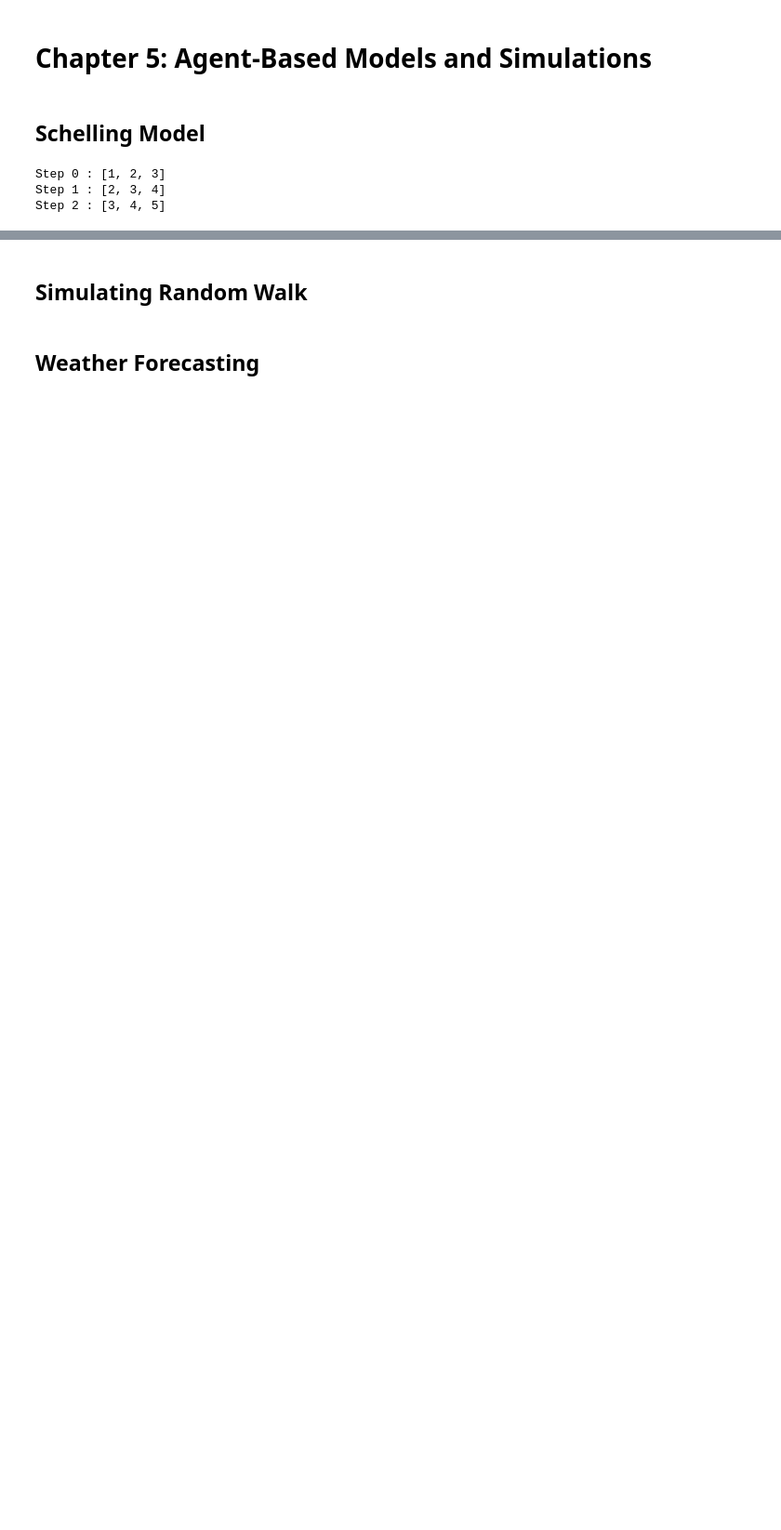
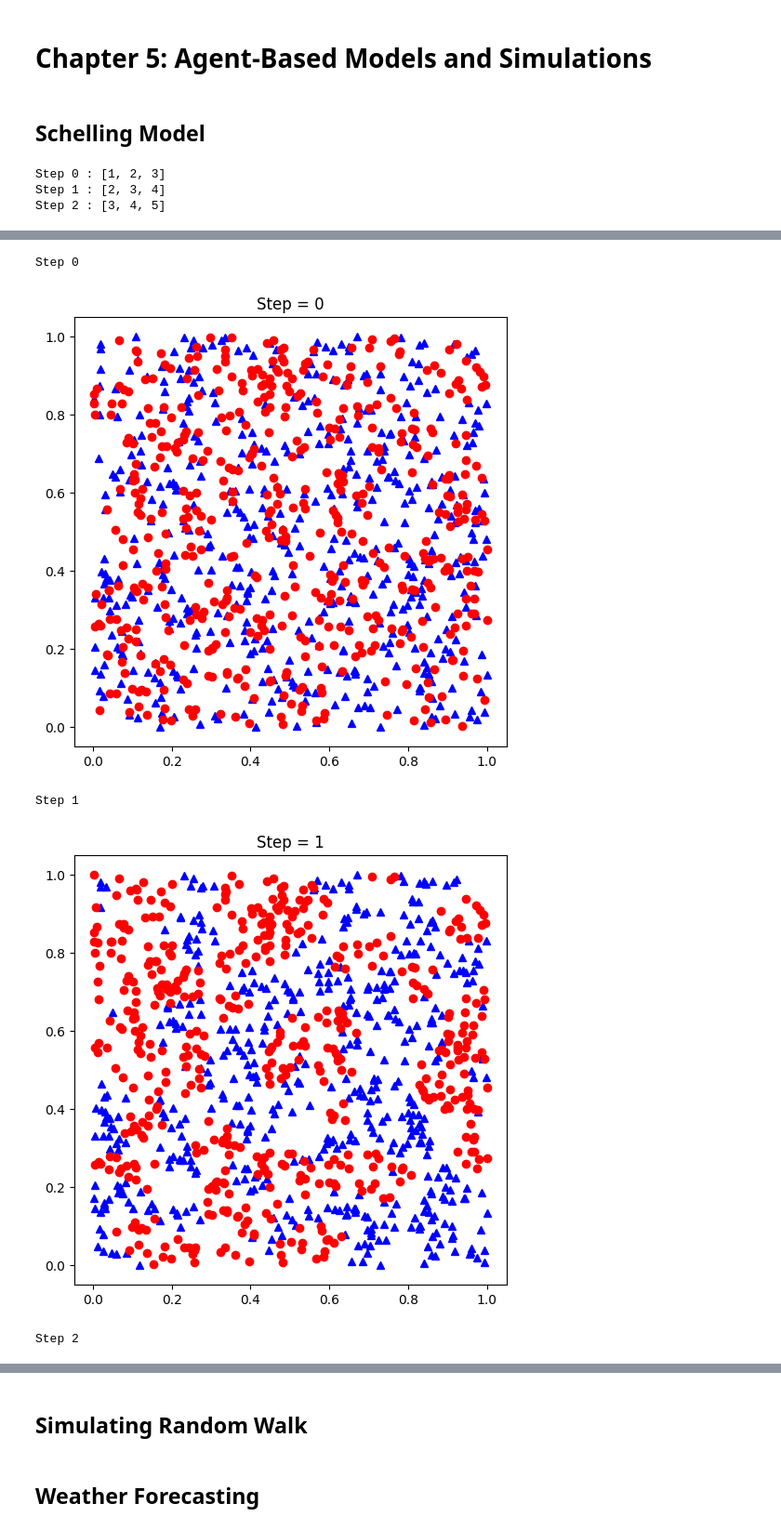
Before and after one commit to Elwarfalli/MSE-1500-Simulation-Modeling-with-Python, a Jupyter notebook: chapter_5.ipynb, the cells around one changed output, grey strips where cells are left out. Shown: that part at 93% size. Cells and saved outputs as stored; diff of their text form; code cells hidden in the pictures; blank space fills up the shorter version.

```diff
--- a/chapter_5.ipynb
+++ b/chapter_5.ipynb
@@ -19,0 +195,28 @@ Step 2 : [3, 4, 5]
+# %%
+# Running the Simulation
+step = 0     # Start counting simulation steps from 0
+k = 0        # This will count how many agents are already satisfied (i.e., didn't need to move)
+
+# Keep running the simulation until all agents are satisfied (i.e., no one changes location)
+while k < len(agents):   # Continue while not all agents are satisfied
+    print("Step", step)       # Print the current simulation step
+    grid_plot(agents, step)   # Show the positions of all agents on the grid
+    step += 1                 # Move to the next step
+    k = 0                     # Reset the count of satisfied agents for this round
+
+    # Go through each agent to update their location if they're not satisfied
+    for agent in agents:
+        old = agent.location   # Save the agent's current location
+        agent.update(agents)   # Try to update the agent’s position (move if not satisfied)
+
+        # If the agent didn’t move, it means they're satisfied with their neighbors
+        if agent.location == old:
+            k += 1             # Increase the counter of satisfied agents
+
+# When the loop ends, it means all agents are satisfied and the model has reached stability
+# %% [output]
+Step 0
+[figure, added]
+Step 1
+[figure, added]
+Step 2
```
Also changed, not shown: parts of 7 cells of this notebook.
